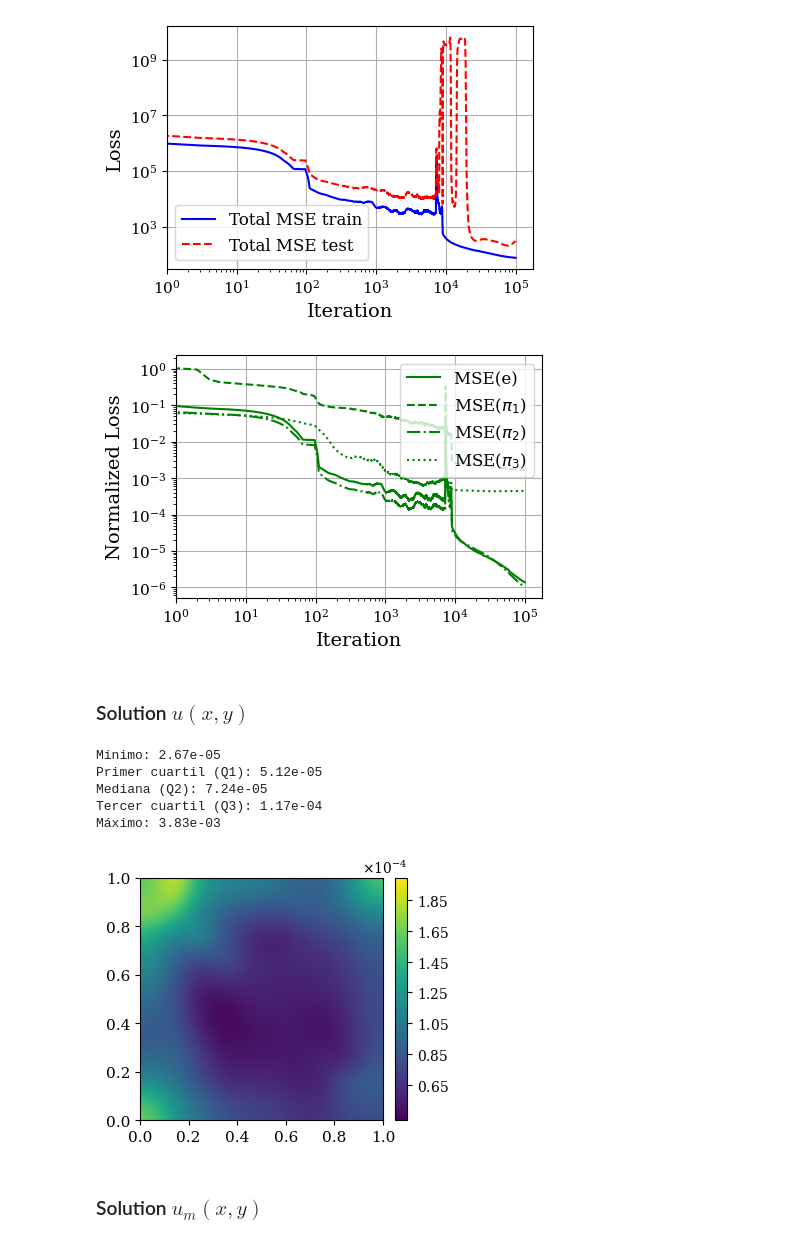
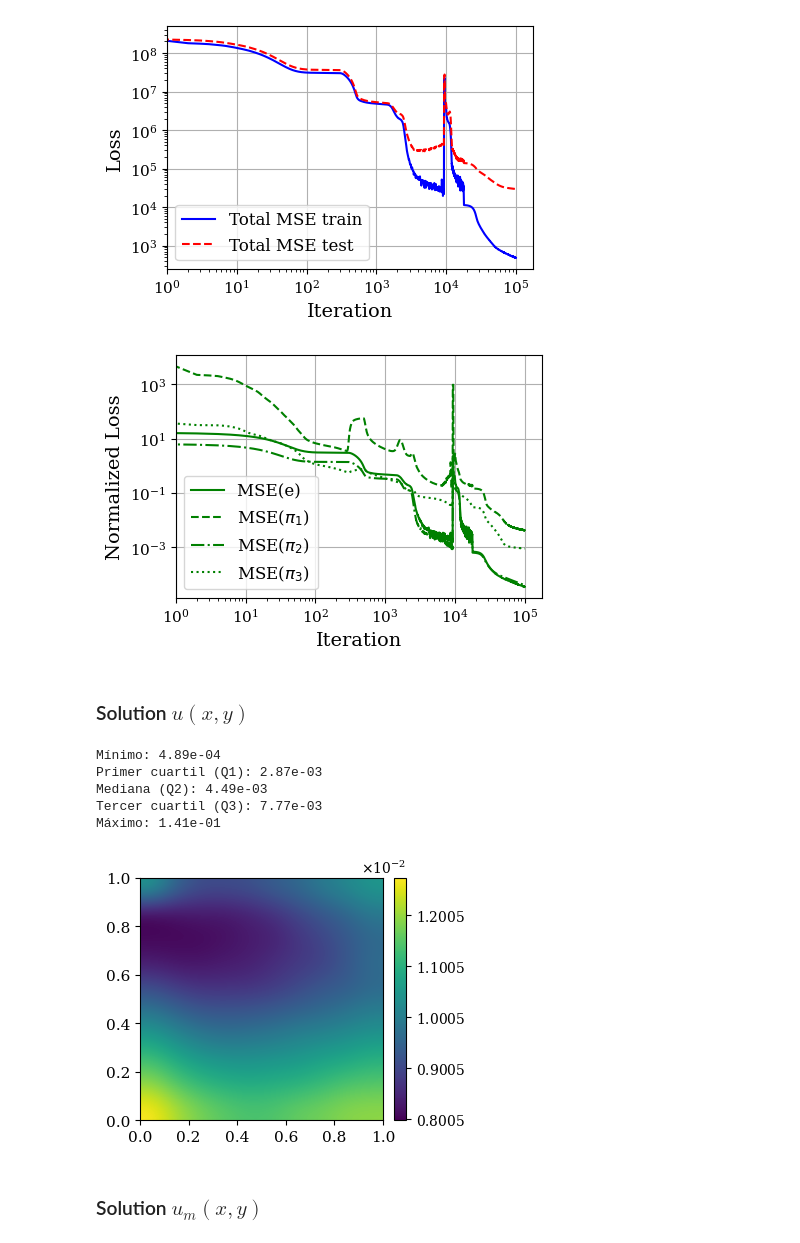
Before and after one commit to rmunozTMELab/Embedding-Oriented-PGNNIV, a Jupyter notebook: models/baseline/visualizer.ipynb, the cells around one changed output. Cells and saved outputs as stored; diff of their text form; code cells hidden in the pictures.

Commit message:
Iterative code (baseline and autoencoder)

```diff
--- a/models/baseline/visualizer.ipynb
+++ b/models/baseline/visualizer.ipynb
@@ -24,11 +24,14 @@ from trainers.train import train_loop
 
 from vecopsciml.operators.zero_order import Mx, My
 # %%
+data_name = 'non_linear_100_0'
+n_modes = 100
+
 # Creamos los paths para las distintas carpetas
 ROOT_PATH = r'/home/rmunoz/Escritorio/rmunozTMELab/Physically-Guided-Machine-Learning'
-DATA_PATH = os.path.join(ROOT_PATH, r'data/non_linear/non_linear_10000.pkl')
-RESULTS_FOLDER_PATH = os.path.join(ROOT_PATH, r'results/non_linear')
-MODEL_RESULTS_PATH = os.path.join(ROOT_PATH, r'results/non_linear/baseline_model')
+DATA_PATH = os.path.join(ROOT_PATH, r'data/', data_name, data_name) + '.pkl'
+RESULTS_FOLDER_PATH = os.path.join(ROOT_PATH, r'results/', data_name)
+MODEL_RESULTS_PATH = os.path.join(ROOT_PATH, r'results/', data_name, 'baseline_model_') + str(n_modes)
 
 # Creamos las carpetas que sean necesarias (si ya están creadas se avisará de ello)
 create_folder(RESULTS_FOLDER_PATH)
@@ -78,7 +81,7 @@ f_val = TensOps(torch.tensor(dataset['f_val'], dtype=torch.float32, requires_gra
 # %%
 # Predictive network architecture
 input_shape = X_train[0].shape
-predictive_layers = [20, 10, 5, 10, 20]
+predictive_layers = [20, 10, n_modes, 10, 20]
 predictive_output = y_train.values[0].shape
 
 # Explanatory network architecture
@@ -158,32 +161,32 @@ plt.xlim(left=1)
 
 plt.show()
 # %% [output]
-[figure, old version]
+[figure, new version]
 # %%
 plt.figure(figsize=(width, height))
 # plt.subplots_adjust(left=subplot_adjust_left, bottom=subplot_adjust_bottom)
 
 plt.plot((smooth_curve(train_e_loss_list)), label=r'MSE(e) ', color='green', linestyle='-')
 plt.plot((smooth_curve(train_pi1_loss_list)), label=r'MSE($\pi_1$) ', color='green', linestyle='--')
 plt.plot((smooth_curve(train_pi2_loss_list)), label=r'MSE($\pi_2$) ', color='green', linestyle='-.')
 plt.plot((smooth_curve(train_pi3_loss_list)), label=r'MSE($\pi_3$) ', color='green', linestyle=':')
 
 plt.xlabel('Iteration', fontsize=label_fontsize)
 plt.ylabel('Normalized Loss', fontsize=label_fontsize)
 # plt.title('Lineal homogeneous normalized learning curves', fontsize=s)
 
 plt.grid(True)
-plt.legend(loc='upper right', fontsize=legend_fontsize)
+plt.legend(loc='lower left', fontsize=legend_fontsize)
 plt.tick_params(axis='both', which='major', labelsize=tick_fontsize)
 
 plt.xscale('log')
 plt.yscale('log')
 plt.xlim(left=1)
 
 # plt.savefig(os.path.join(MODEL_RESULTS_PATH, f'penalties_non_lineal_P4.pdf'), bbox_inches='tight', dpi=600)
 plt.show()
 # %% [output]
-[figure, old version]
+[figure, new version]
 # %%
 def relative_error_stats(validation, prediction, dx=dx, dy=dy):
 
@@ -233,11 +236,11 @@ u_prediction = y_pred.values.detach()
 
 relative_error_stats(u_validation, u_prediction)
 # %% [output]
-Mínimo: 2.67e-05
-Primer cuartil (Q1): 5.12e-05
-Mediana (Q2): 7.24e-05
-Tercer cuartil (Q3): 1.17e-04
-Máximo: 3.83e-03
+Mínimo: 4.89e-04
+Primer cuartil (Q1): 2.87e-03
+Mediana (Q2): 4.49e-03
+Tercer cuartil (Q3): 7.77e-03
+Máximo: 1.41e-01
 # %%
 plt.figure(figsize=(height*1.2, height))
 
@@ -260,7 +263,7 @@ plt.tight_layout()
 # plt.savefig(os.path.join(MODEL_RESULTS_PATH, f'solution_non_lineal_P4.pdf'), bbox_inches='tight', dpi=600)
 plt.show()
 # %% [output]
-[figure, old version]
+[figure, new version]
 # %% [markdown]
 ### Solution $u_m(x, y)$
 # %%
```
Also changed, not shown: parts of 13 cells of this notebook, 5 other files.
